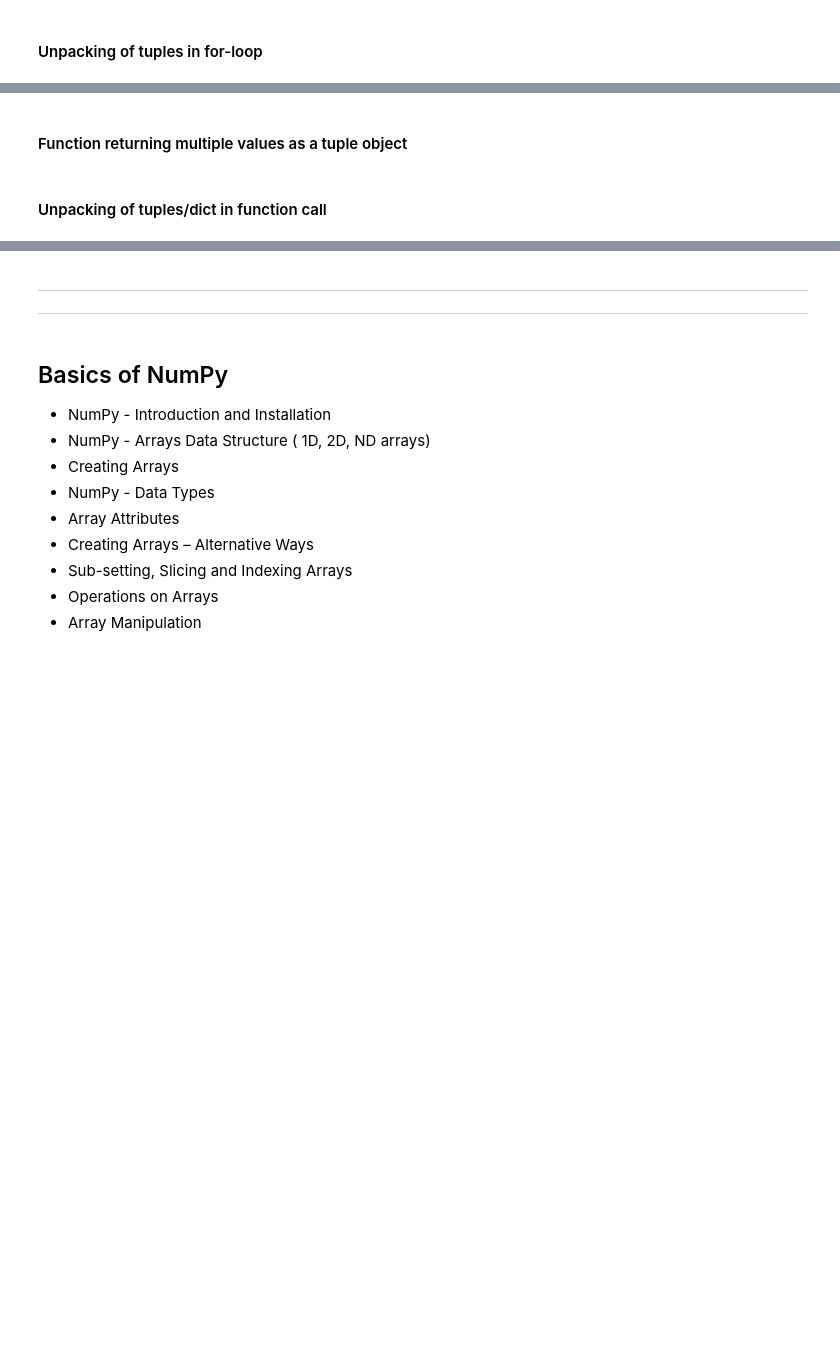
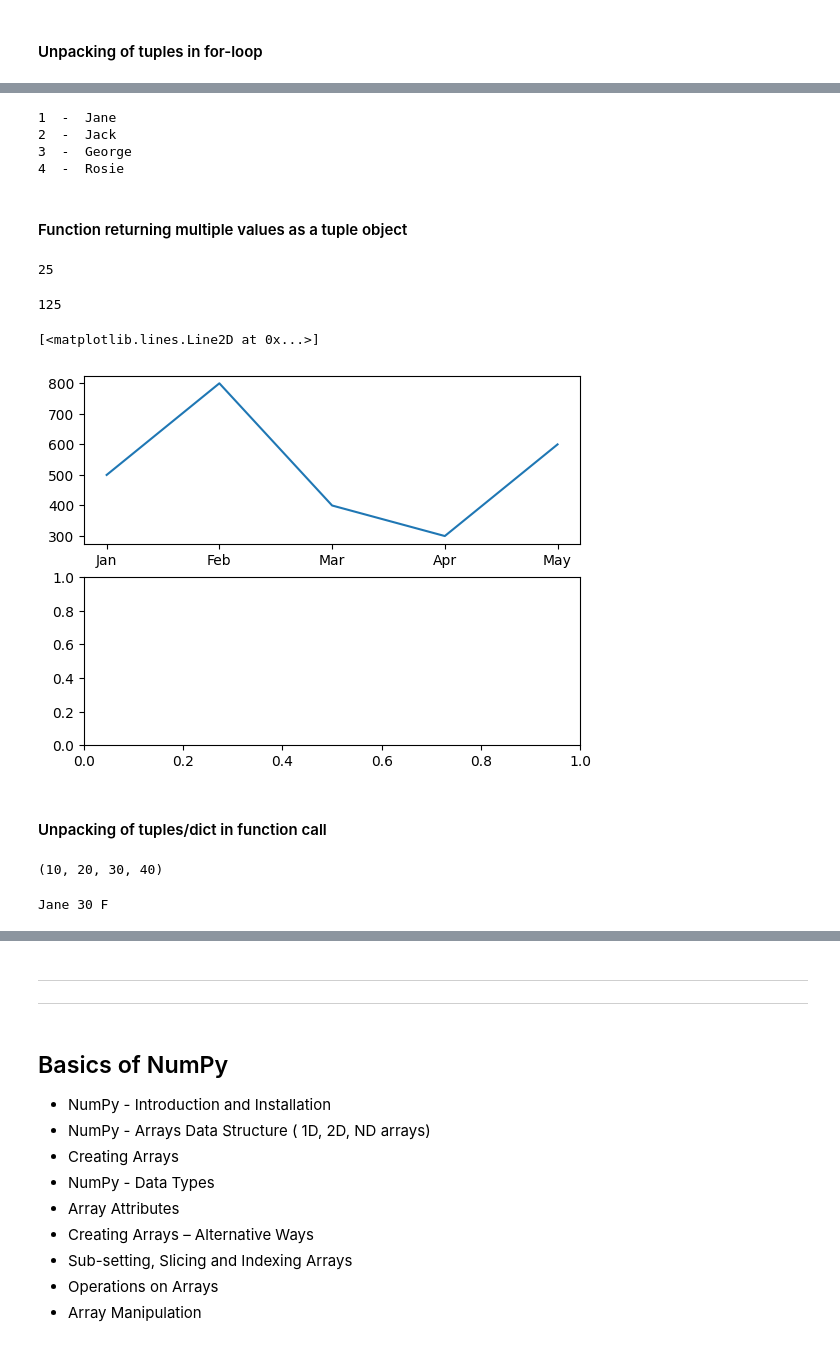
Before and after one commit to knowledge-corner/12_May_2025_Optum_Global, a Jupyter notebook: Classwork/Day - 1 classwork.ipynb, the cells around one changed output, grey strips where cells are left out. Saved outputs shown, nothing was run; the diff lists cells and outputs as text; code cells hidden in the pictures; blank space fills up the shorter version.

```diff
--- a/Classwork/Day - 1 classwork.ipynb
+++ b/Classwork/Day - 1 classwork.ipynb
@@ -478,2 +580,11 @@ plt.plot(dates, sales, c = "red", ls = "--")
+# %%
+dct = {1: 'Jane', 2: 'Jack', 3: "George", 4 : "Rosie"}
+for i, j in dct.items() :  # unpacking of tuples
+    print(i, " - ", j)
+# %% [output]
+1  -  Jane
+2  -  Jack
+3  -  George
+4  -  Rosie
 # %% [markdown]
 #### Function returning multiple values as a tuple object
@@ -480,2 +596,24 @@ plt.plot(dates, sales, c = "red", ls = "--")
+# %%
+var1, var2 = calculations(5)  # unpacking of tuples
+var1
+# %% [output]
+25
+# %%
+var2
+# %% [output]
+125
+# %%
+fig, axes = plt.subplots(nrows=2) # unpacking of tuples
+axes[0].plot(dates, sales)
+# %% [output]
+[<matplotlib.lines.Line2D at 0x...>]
+[figure, added]
 # %% [markdown]
 #### Unpacking of tuples/dict in function call
+# %%
+def demo(*args) :
+    print(args)
+
+demo(10, 20, 30, 40)  # packing of tuples
+# %% [output]
+(10, 20, 30, 40)
@@ -481,0 +623,4 @@ plt.plot(dates, sales, c = "red", ls = "--")
+# %%
+demo_func("Jane", 30, "F")
+# %% [output]
+Jane 30 F
```
Also changed, not shown: parts of 19 cells of this notebook.
